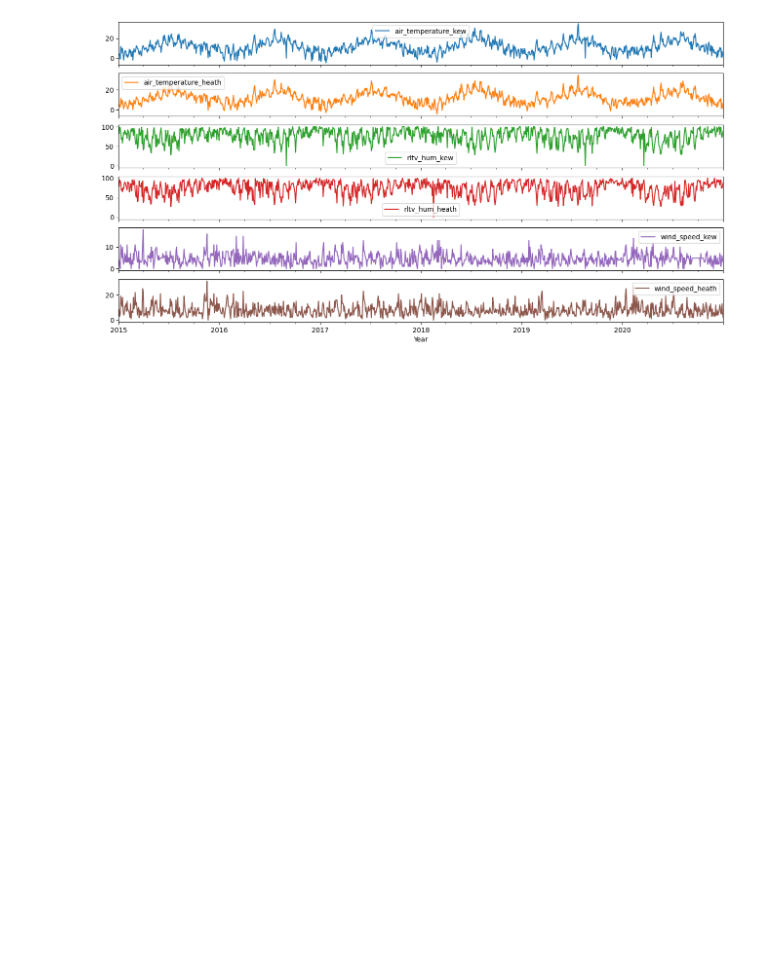
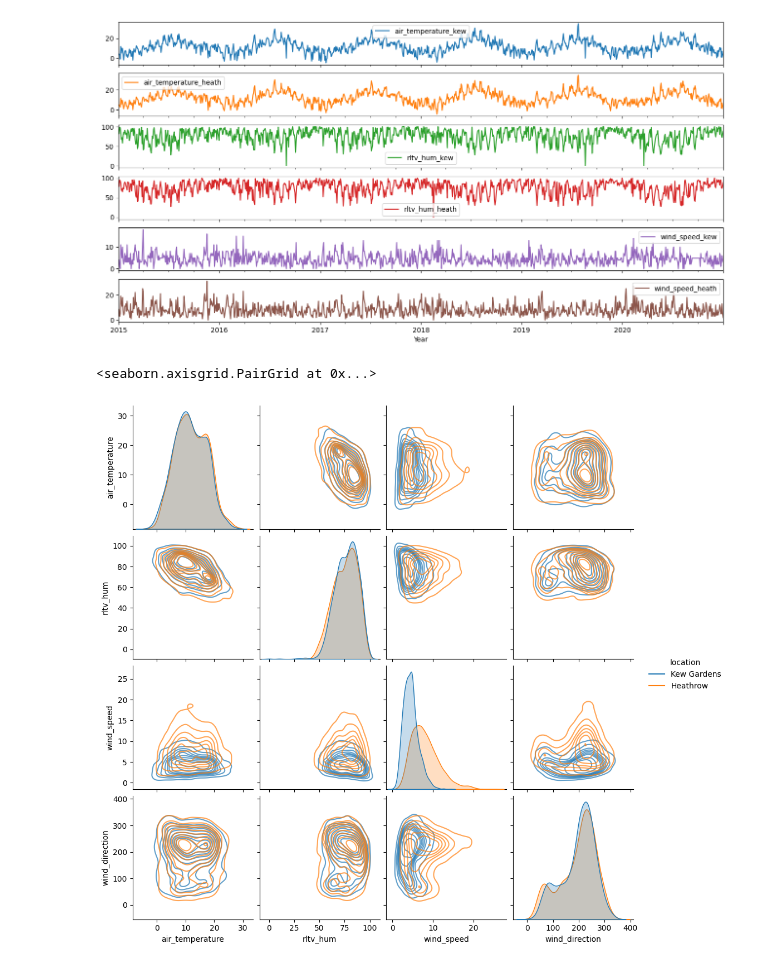
Before and after one commit to gzenkner/weather_prediction_nn, a Jupyter notebook: bi_lstm_3_day.ipynb, the cells around one changed output. Drawn from its saved outputs; the diff is of its cells as text; code cells hidden in the pictures; blank space fills up the shorter version.

```diff
--- a/bi_lstm_3_day.ipynb
+++ b/bi_lstm_3_day.ipynb
@@ -123,3 +130,33 @@ df[['air_temperature_kew', 'air_temperature_heath', 'rltv_hum_kew', 'rltv_hum_he
 plt.show()
 # %% [output]
 [figure]
+# %%
+#@title
+columns = ['air_temperature', 'rltv_hum',
+           'wind_speed', 'wind_direction', 'location']
+
+df1 = pd.DataFrame(columns=columns)
+df2 = pd.DataFrame(columns=columns)
+
+df1['air_temperature'] = df['air_temperature_kew'].resample('24H').mean()
+df1['rltv_hum'] = df['rltv_hum_kew'].resample('24H').mean()
+df1['wind_speed'] = df['wind_speed_kew'].resample('24H').mean()
+df1['wind_direction'] = df['wind_direction_kew'].resample('24H').mean()
+df1['location'] = 'Kew Gardens'
+
+df2['air_temperature'] = df['air_temperature_heath'].resample('24H').mean()
+df2['rltv_hum'] = df['rltv_hum_heath'].resample('24H').mean()
+df2['wind_speed'] = df['wind_speed_heath'].resample('24H').mean()
+df2['wind_direction'] = df['wind_direction_heath'].resample('24H').mean()
+df2['location'] = 'Heathrow'
+
+pairplot = pd.concat([df1, df2])
+pairplot = pairplot.reset_index()
+
+sns.pairplot(pairplot,
+             kind="kde",
+             hue="location",
+             plot_kws=dict(s=10, alpha=0.7))
+# %% [output]
+<seaborn.axisgrid.PairGrid at 0x...>
+[figure, added]
```
Also changed, not shown: parts of 1 cell of this notebook.
